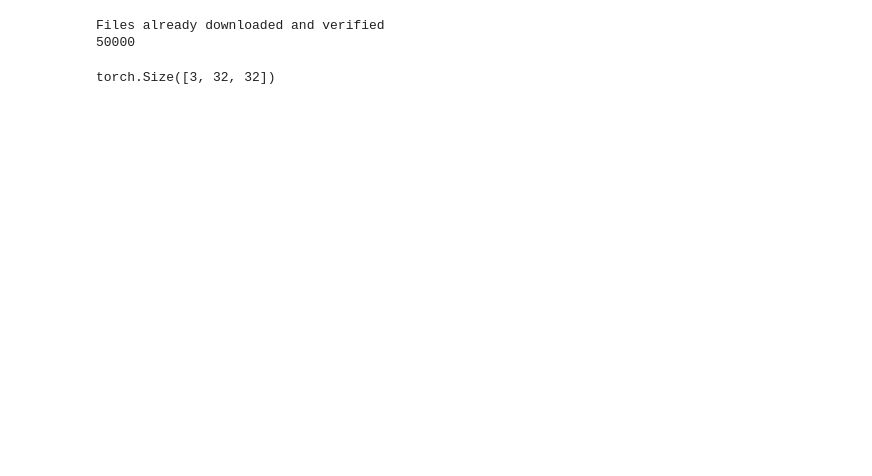
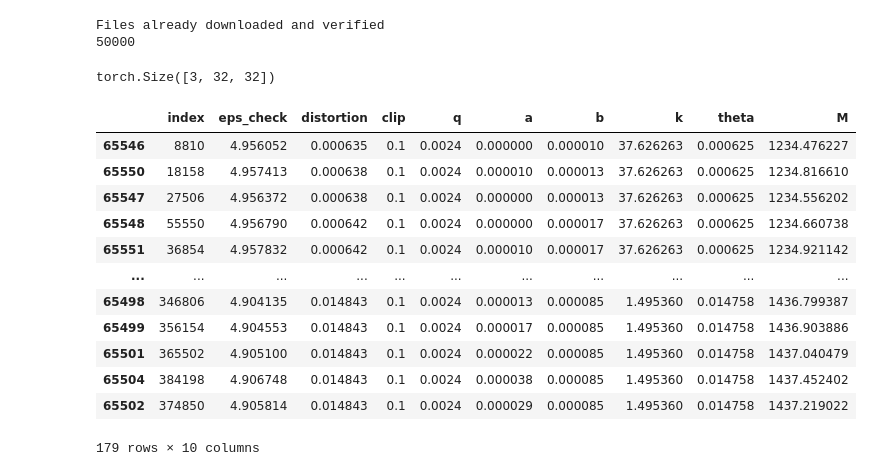
Before and after one commit to NicholasStout/opacus, a Jupyter notebook: DP-SGD(1).ipynb, the cells around one changed output. Drawn from its saved outputs; the diff is of its cells as text; code cells hidden in the pictures; blank space fills up the shorter version.

```diff
--- a/DP-SGD(1).ipynb
+++ b/DP-SGD(1).ipynb
@@ -159,9 +155,28 @@ GU250 = pd.read_csv("../arguments/GU_values.csv", names=GU_h)
 #N250 = pd.read_csv("../arguments/N250_values.csv")
 # %%
+EPSILON = 5
+
+GU_h =['eps_check','distortion','clip','q', 'a', 'b', 'k','theta', 'M']
+GU250 = pd.read_csv("../arguments/GU_values.csv", names=GU_h)
 GU250 = GU250.sort_values("eps_check")
 GU250.replace([np.inf, -np.inf], np.nan, inplace=True)
 GU250 = GU250.dropna()
 GU250 = GU250.reset_index()
+GU250.loc[(GU250['eps_check']  <= EPSILON) & (GU250['eps_check']  > EPSILON-0.1)].sort_values("distortion")
+# %% [output]
+|  | index | eps_check | distortion | clip | q | a | b | k | theta | M |
+| 65546 | 8810 | 4.956052 | 0.000635 | 0.1 | 0.0024 | 0.000000 | 0.000010 | 37.626263 | 0.000625 | 1234.476227 |
+| 65550 | 18158 | 4.957413 | 0.000638 | 0.1 | 0.0024 | 0.000010 | 0.000013 | 37.626263 | 0.000625 | 1234.816610 |
+| 65547 | 27506 | 4.956372 | 0.000638 | 0.1 | 0.0024 | 0.000000 | 0.000013 | 37.626263 | 0.000625 | 1234.556202 |
+| 65548 | 55550 | 4.956790 | 0.000642 | 0.1 | 0.0024 | 0.000000 | 0.000017 | 37.626263 | 0.000625 | 1234.660738 |
+| 65551 | 36854 | 4.957832 | 0.000642 | 0.1 | 0.0024 | 0.000010 | 0.000017 | 37.626263 | 0.000625 | 1234.921142 |
+| ... | ... | ... | ... | ... | ... | ... | ... | ... | ... | ... |
+| 65498 | 346806 | 4.904135 | 0.014843 | 0.1 | 0.0024 | 0.000013 | 0.000085 | 1.495360 | 0.014758 | 1436.799387 |
+| 65499 | 356154 | 4.904553 | 0.014843 | 0.1 | 0.0024 | 0.000017 | 0.000085 | 1.495360 | 0.014758 | 1436.903886 |
+| 65501 | 365502 | 4.905100 | 0.014843 | 0.1 | 0.0024 | 0.000022 | 0.000085 | 1.495360 | 0.014758 | 1437.040479 |
+| 65504 | 384198 | 4.906748 | 0.014843 | 0.1 | 0.0024 | 0.000038 | 0.000085 | 1.495360 | 0.014758 | 1437.452402 |
+| 65502 | 374850 | 4.905814 | 0.014843 | 0.1 | 0.0024 | 0.000029 | 0.000085 | 1.495360 | 0.014758 | 1437.219022 |
+179 rows × 10 columns
 # %%
 GU250['eps_check'][69313]
 # %% [output]
```
Also changed, not shown: parts of 31 cells of this notebook, 10 other files.
